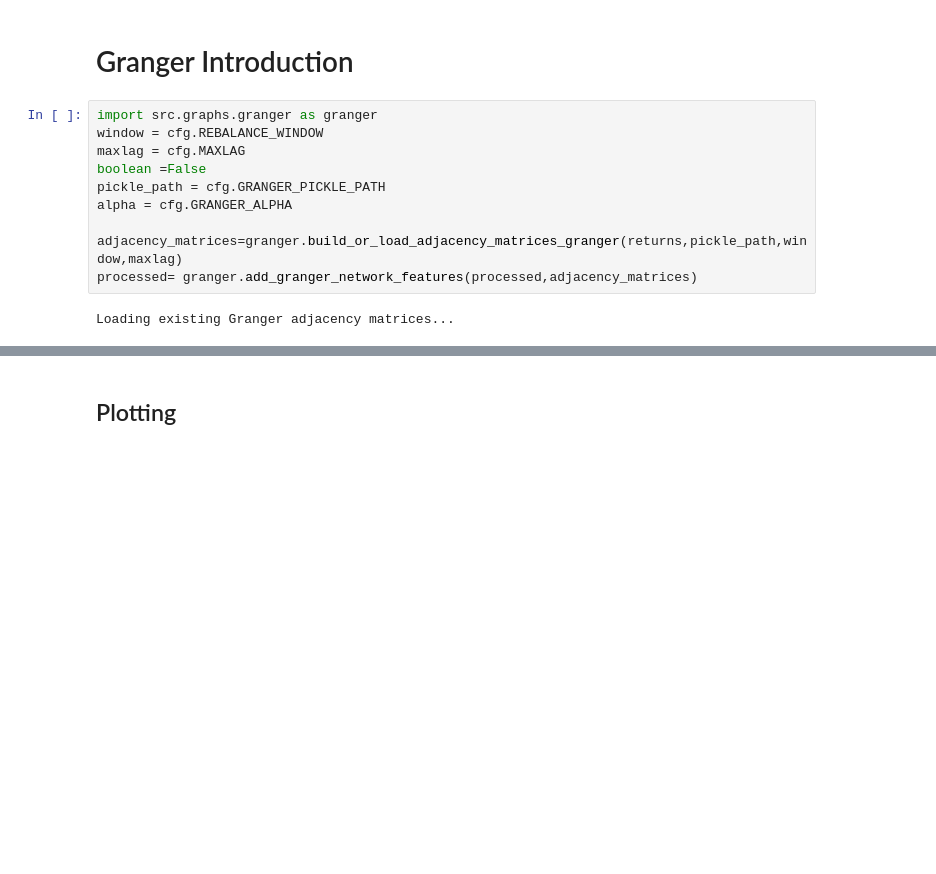
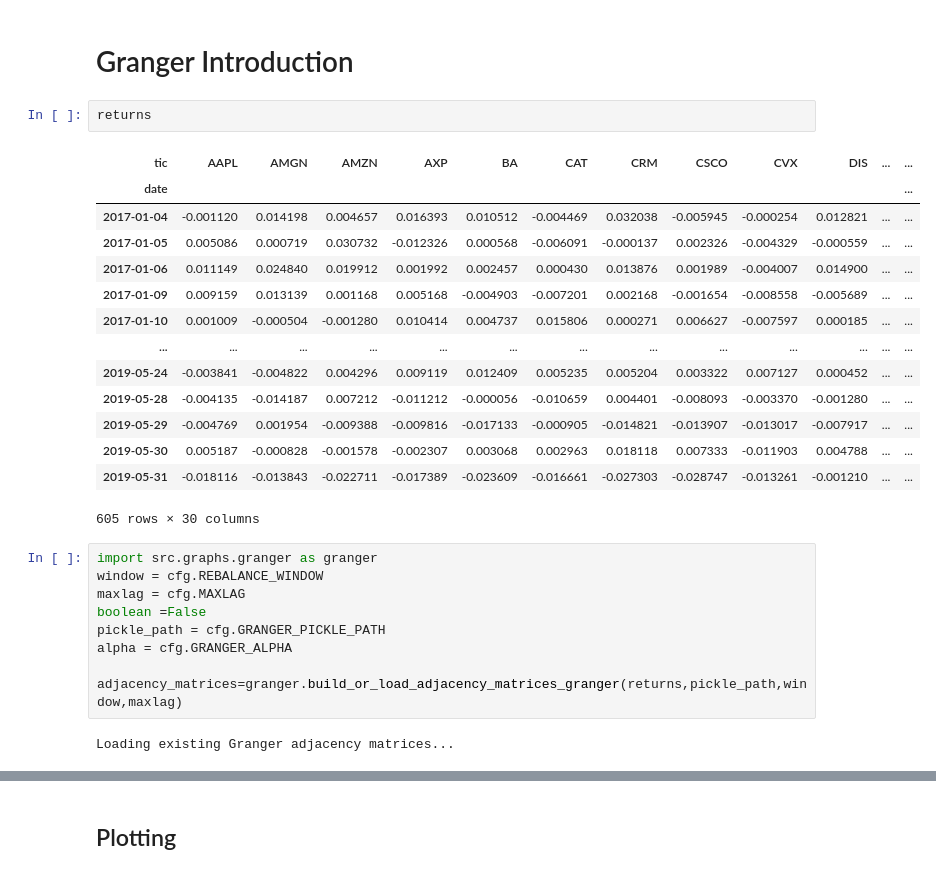
Before and after one commit to Trisrobi/MasterThesis, a Jupyter notebook: V0_Baseline.ipynb, the cells around one changed output, grey strips where cells are left out. Saved outputs shown, nothing was run; the diff lists cells and outputs as text; blank space fills up the shorter version.

```diff
--- a/V0_Baseline.ipynb
+++ b/V0_Baseline.ipynb
@@ -383,6 +383,23 @@ date
 [605 rows x 30 columns]
 # %% [markdown]
 # Granger Introduction
+# %%
+returns
+# %% [output]
+| tic | AAPL | AMGN | AMZN | AXP | BA | CAT | CRM | CSCO | CVX | DIS | ... | ... |
+| date |  |  |  |  |  |  |  |  |  |  |  | ... |
+| 2017-01-04 | -0.001120 | 0.014198 | 0.004657 | 0.016393 | 0.010512 | -0.004469 | 0.032038 | -0.005945 | -0.000254 | 0.012821 | ... | ... |
+| 2017-01-05 | 0.005086 | 0.000719 | 0.030732 | -0.012326 | 0.000568 | -0.006091 | -0.000137 | 0.002326 | -0.004329 | -0.000559 | ... | ... |
+| 2017-01-06 | 0.011149 | 0.024840 | 0.019912 | 0.001992 | 0.002457 | 0.000430 | 0.013876 | 0.001989 | -0.004007 | 0.014900 | ... | ... |
+| 2017-01-09 | 0.009159 | 0.013139 | 0.001168 | 0.005168 | -0.004903 | -0.007201 | 0.002168 | -0.001654 | -0.008558 | -0.005689 | ... | ... |
+| 2017-01-10 | 0.001009 | -0.000504 | -0.001280 | 0.010414 | 0.004737 | 0.015806 | 0.000271 | 0.006627 | -0.007597 | 0.000185 | ... | ... |
+| ... | ... | ... | ... | ... | ... | ... | ... | ... | ... | ... | ... | ... |
+| 2019-05-24 | -0.003841 | -0.004822 | 0.004296 | 0.009119 | 0.012409 | 0.005235 | 0.005204 | 0.003322 | 0.007127 | 0.000452 | ... | ... |
+| 2019-05-28 | -0.004135 | -0.014187 | 0.007212 | -0.011212 | -0.000056 | -0.010659 | 0.004401 | -0.008093 | -0.003370 | -0.001280 | ... | ... |
+| 2019-05-29 | -0.004769 | 0.001954 | -0.009388 | -0.009816 | -0.017133 | -0.000905 | -0.014821 | -0.013907 | -0.013017 | -0.007917 | ... | ... |
+| 2019-05-30 | 0.005187 | -0.000828 | -0.001578 | -0.002307 | 0.003068 | 0.002963 | 0.018118 | 0.007333 | -0.011903 | 0.004788 | ... | ... |
+| 2019-05-31 | -0.018116 | -0.013843 | -0.022711 | -0.017389 | -0.023609 | -0.016661 | -0.027303 | -0.028747 | -0.013261 | -0.001210 | ... | ... |
+605 rows × 30 columns
 # %%
 import src.graphs.granger as granger
 window = cfg.REBALANCE_WINDOW
@@ -392,6 +409,5 @@ pickle_path = cfg.GRANGER_PICKLE_PATH
 alpha = cfg.GRANGER_ALPHA
 
 adjacency_matrices=granger.build_or_load_adjacency_matrices_granger(returns,pickle_path,window,maxlag)
-processed= granger.add_granger_network_features(processed,adjacency_matrices)
 # %% [output]
 Loading existing Granger adjacency matrices...
```
Also changed, not shown: parts of 16 cells of this notebook, 2 other files.
